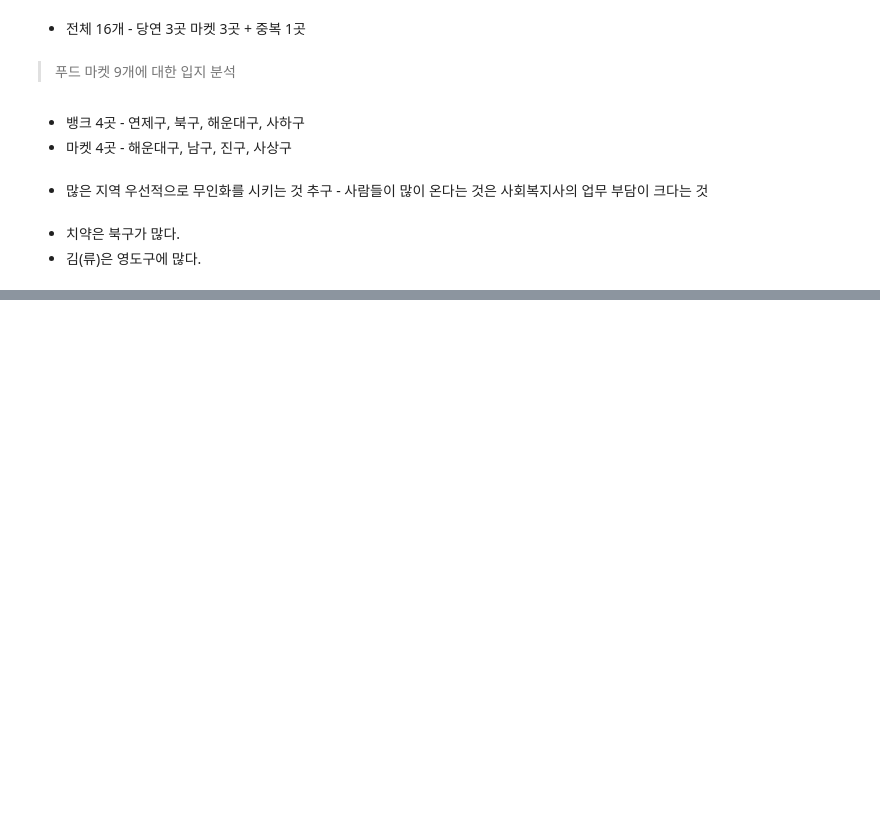
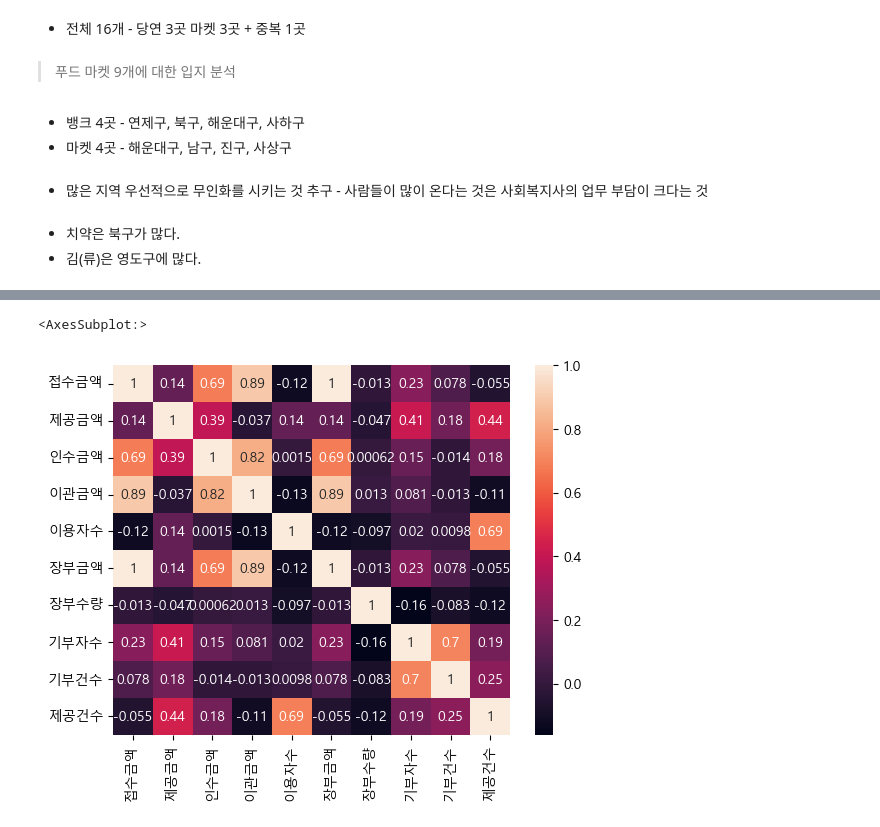
Before and after one commit to Muj2n/Food_Market_Data_Analysis, a Jupyter notebook: 푸드마켓 데이터 분석.ipynb, the cells around one changed output, grey strips where cells are left out. Saved outputs shown, nothing was run; the diff lists cells and outputs as text; code cells hidden in the pictures; blank space fills up the shorter version.

Commit message:
addtional data analysis

```diff
--- a/푸드마켓 데이터 분석.ipynb
+++ b/푸드마켓 데이터 분석.ipynb
@@ -595,0 +970,2 @@ sns.lineplot(x = data8['선호물품분류코드'],y =  data8['보유수량'], h
+# %%
+data_tot = pd.merge(data7_1, data_sum, on=['년', '지원센터코드'],  how='inner')
@@ -595,0 +991,7 @@ sns.lineplot(x = data8['선호물품분류코드'],y =  data8['보유수량'], h
+# %%
+data_tot.drop('제공금액_y', axis = 1, inplace = True)
+# %%
+data_tot.rename(columns = {'제공금액_x' : '제공금액'}, inplace = True)
+# %%
+data_tot.drop('이용자수_y', axis = 1, inplace = True)
+data_tot.rename(columns = {'이용자수_x' : '이용자수'}, inplace = True)
@@ -595,0 +1035,5 @@ sns.lineplot(x = data8['선호물품분류코드'],y =  data8['보유수량'], h
+# %%
+sns.heatmap(data_tot.corr(), annot= True)
+# %% [output]
+<AxesSubplot:>
+[figure, added]
```
Also changed, not shown: parts of 75 cells of this notebook, 9 other files.
